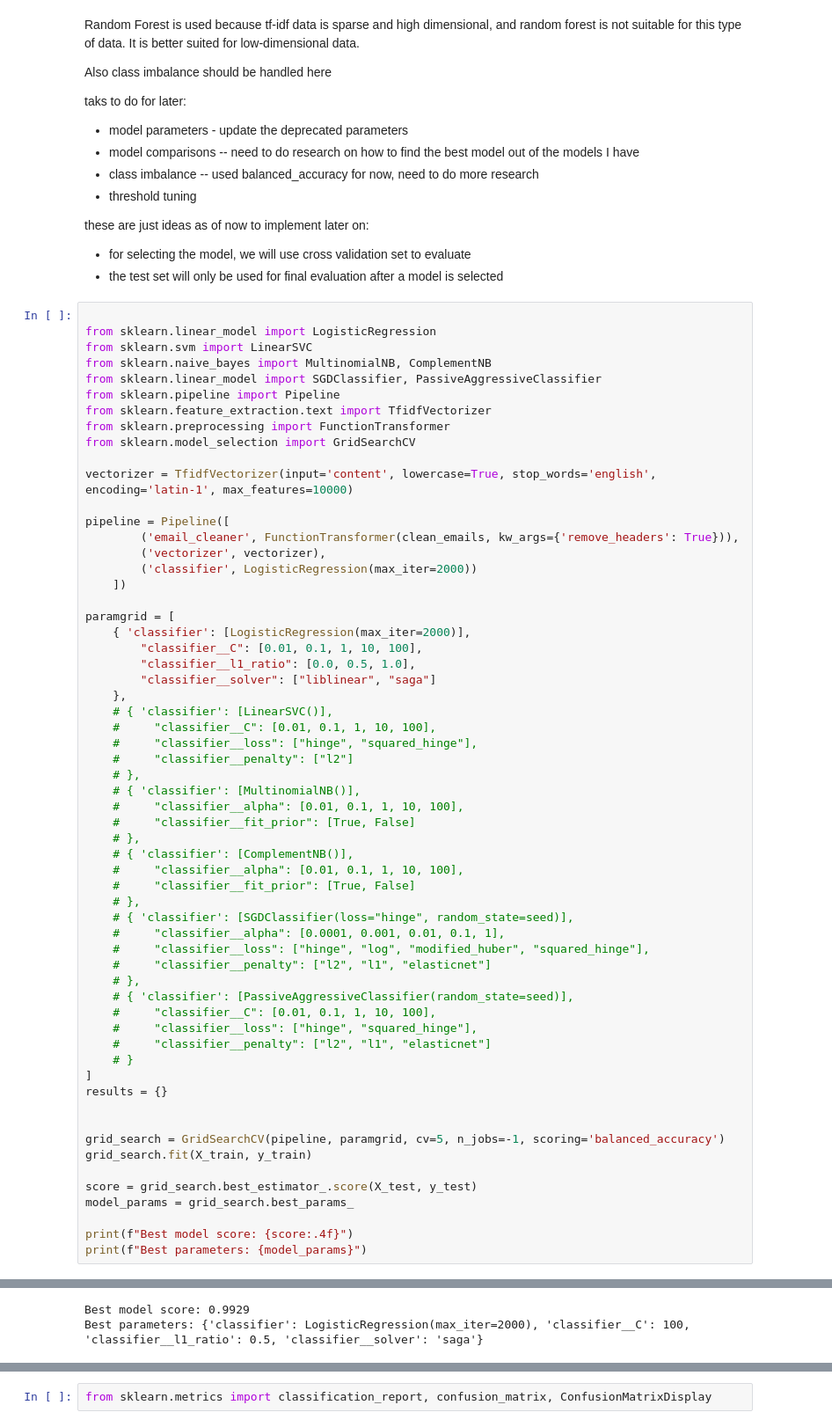
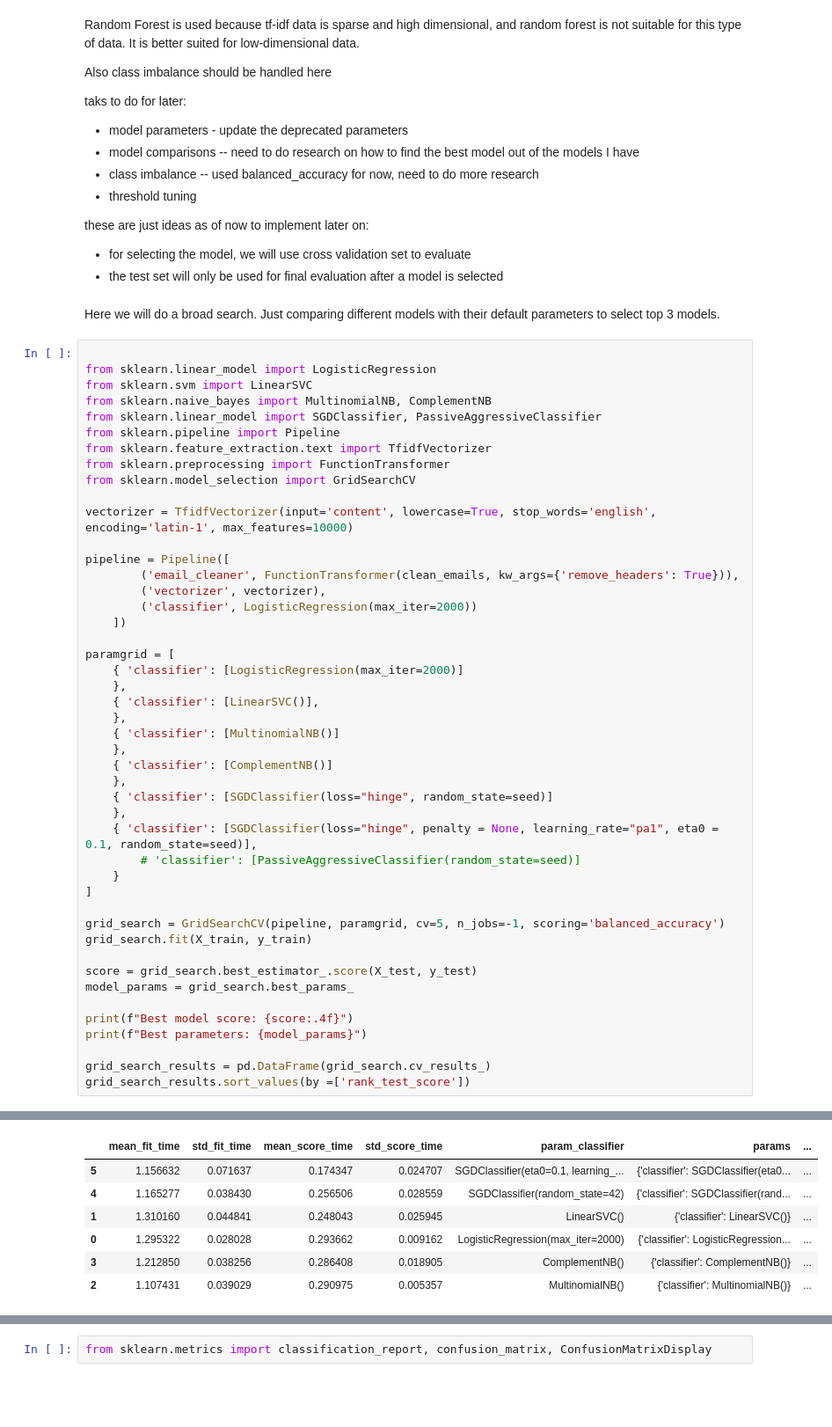
Before and after one commit to shamshertamang/EmailSpamClassifier-Apache, a Jupyter notebook: notebooks/apache_spam_classifier.ipynb, the cells around one changed output, grey strips where cells are left out. Shown at 88% size. Cells and saved outputs as stored; diff of their text form; blank space fills up the shorter version.

```diff
--- a/notebooks/apache_spam_classifier.ipynb
+++ b/notebooks/apache_spam_classifier.ipynb
@@ -370,6 +386,8 @@ taks to do for later:
 these are just ideas as of now to implement later on:
 - for selecting the model, we will use cross validation set to evaluate
 - the test set will only be used for final evaluation after a model is selected
+# %% [markdown]
+Here we will do a broad search. Just comparing different models with their default parameters to select top 3 models.
 # %%
 
 from sklearn.linear_model import LogisticRegression
@@ -390,37 +408,20 @@ pipeline = Pipeline([
     ])
 
 paramgrid = [
-    { 'classifier': [LogisticRegression(max_iter=2000)],
-        "classifier__C": [0.01, 0.1, 1, 10, 100],
-        "classifier__l1_ratio": [0.0, 0.5, 1.0],
-        "classifier__solver": ["liblinear", "saga"]
+    { 'classifier': [LogisticRegression(max_iter=2000)]
     },
-    # { 'classifier': [LinearSVC()],
-    #     "classifier__C": [0.01, 0.1, 1, 10, 100],
-    #     "classifier__loss": ["hinge", "squared_hinge"],
-    #     "classifier__penalty": ["l2"]
-    # },
-    # { 'classifier': [MultinomialNB()],
-    #     "classifier__alpha": [0.01, 0.1, 1, 10, 100],
-    #     "classifier__fit_prior": [True, False]
-    # },
-    # { 'classifier': [ComplementNB()],
-    #     "classifier__alpha": [0.01, 0.1, 1, 10, 100],
-    #     "classifier__fit_prior": [True, False]
-    # },
-    # { 'classifier': [SGDClassifier(loss="hinge", random_state=seed)],
-    #     "classifier__alpha": [0.0001, 0.001, 0.01, 0.1, 1],
-    #     "classifier__loss": ["hinge", "log", "modified_huber", "squared_hinge"],
-    #     "classifier__penalty": ["l2", "l1", "elasticnet"]
-    # },
-    # { 'classifier': [PassiveAggressiveClassifier(random_state=seed)],
-    #     "classifier__C": [0.01, 0.1, 1, 10, 100],
-    #     "classifier__loss": ["hinge", "squared_hinge"],
-    #     "classifier__penalty": ["l2", "l1", "elasticnet"]
-    # }
+    { 'classifier': [LinearSVC()],
+    },
+    { 'classifier': [MultinomialNB()]
+    },
+    { 'classifier': [ComplementNB()]
+    },
+    { 'classifier': [SGDClassifier(loss="hinge", random_state=seed)]
+    },
+    { 'classifier': [SGDClassifier(loss="hinge", penalty = None, learning_rate="pa1", eta0 = 0.1, random_state=seed)],
+        # 'classifier': [PassiveAggressiveClassifier(random_state=seed)]
+    }
 ]
-results = {}
-
 
 grid_search = GridSearchCV(pipeline, paramgrid, cv=5, n_jobs=-1, scoring='balanced_accuracy')
 grid_search.fit(X_train, y_train)
@@ -430,4 +431,7 @@ model_params = grid_search.best_params_
 
 print(f"Best model score: {score:.4f}")
 print(f"Best parameters: {model_params}")
+
+grid_search_results = pd.DataFrame(grid_search.cv_results_)
+grid_search_results.sort_values(by =['rank_test_score'])
 # %% [output]
@@ -451,2 +440,7 @@ Traceback (most recent call last):
-Best model score: 0.9929
-Best parameters: {'classifier': LogisticRegression(max_iter=2000), 'classifier__C': 100, 'classifier__l1_ratio': 0.5, 'classifier__solver': 'saga'}
+|  | mean_fit_time | std_fit_time | mean_score_time | std_score_time | param_classifier | params | ... |
+| 5 | 1.156632 | 0.071637 | 0.174347 | 0.024707 | SGDClassifier(eta0=0.1, learning_... | {'classifier': SGDClassifier(eta0... | ... |
+| 4 | 1.165277 | 0.038430 | 0.256506 | 0.028559 | SGDClassifier(random_state=42) | {'classifier': SGDClassifier(rand... | ... |
+| 1 | 1.310160 | 0.044841 | 0.248043 | 0.025945 | LinearSVC() | {'classifier': LinearSVC()} | ... |
+| 0 | 1.295322 | 0.028028 | 0.293662 | 0.009162 | LogisticRegression(max_iter=2000) | {'classifier': LogisticRegression... | ... |
+| 3 | 1.212850 | 0.038256 | 0.286408 | 0.018905 | ComplementNB() | {'classifier': ComplementNB()} | ... |
+| 2 | 1.107431 | 0.039029 | 0.290975 | 0.005357 | MultinomialNB() | {'classifier': MultinomialNB()} | ... |
```
Also changed, not shown: parts of 3 cells of this notebook, 4 other files.
